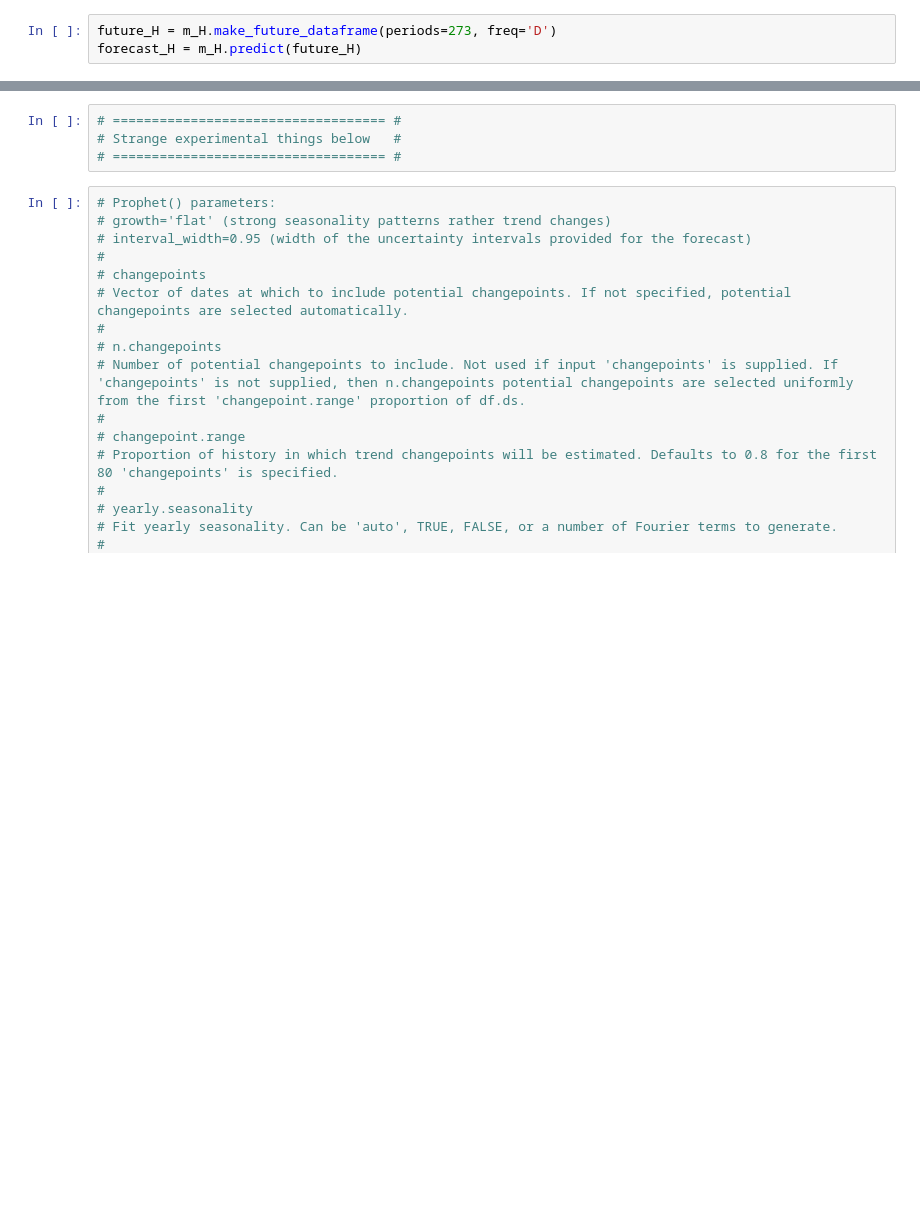
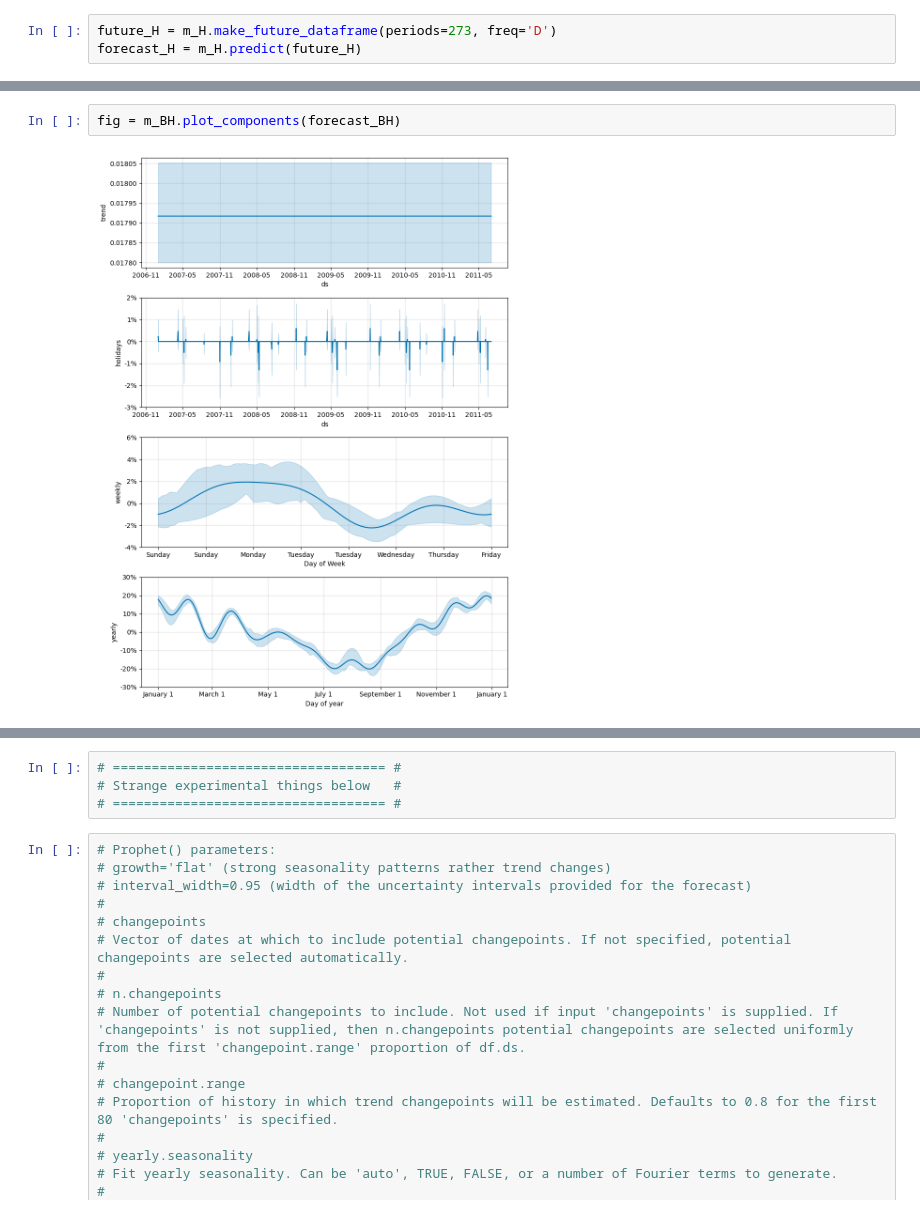
Before and after one commit to infoshareacademy/jdszr12-git_squad, a Jupyter notebook: ml_projekt/ml_project.ipynb, the cells around one changed output, grey strips where cells are left out. Cells and saved outputs as stored; diff of their text form; blank space fills up the shorter version.

```diff
--- a/ml_projekt/ml_project.ipynb
+++ b/ml_projekt/ml_project.ipynb
@@ -382,0 +642,4 @@ plt.show()
+# %%
+fig = m_BH.plot_components(forecast_BH)
+# %% [output]
+[figure, added]
```
Also changed, not shown: parts of 32 cells of this notebook.
